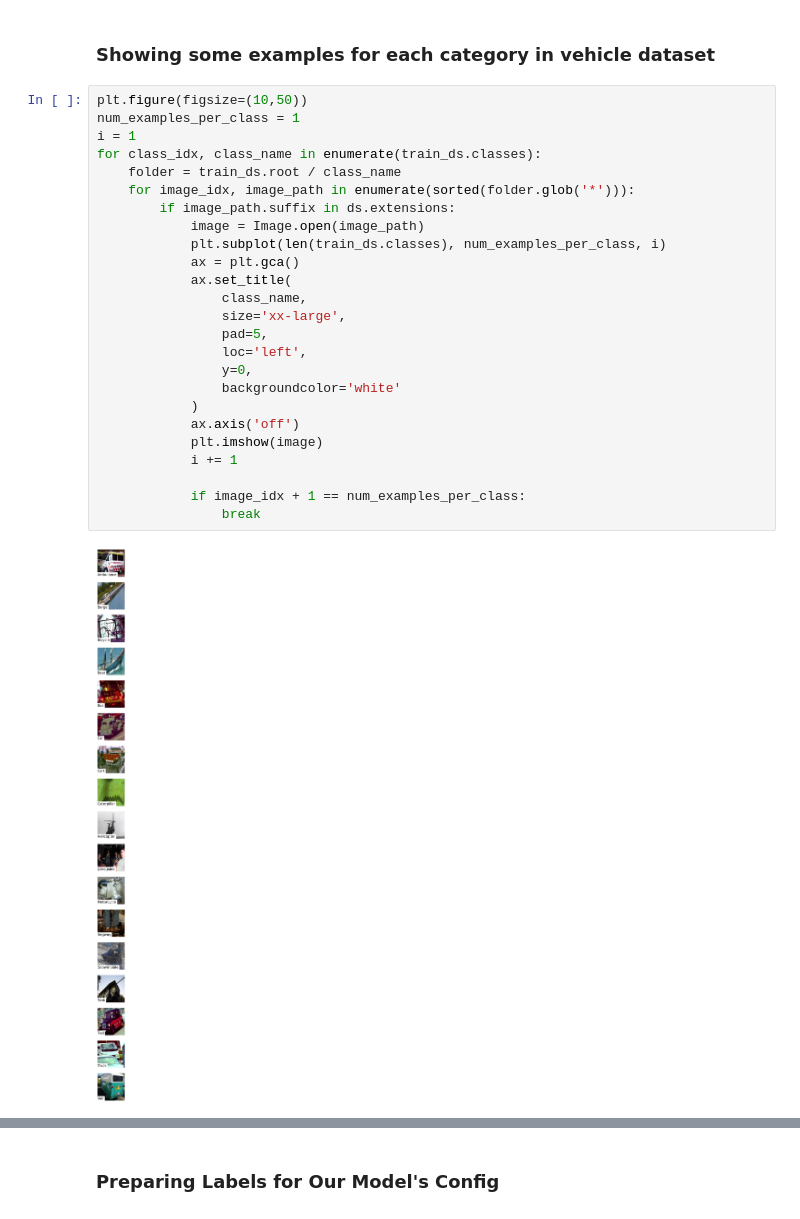
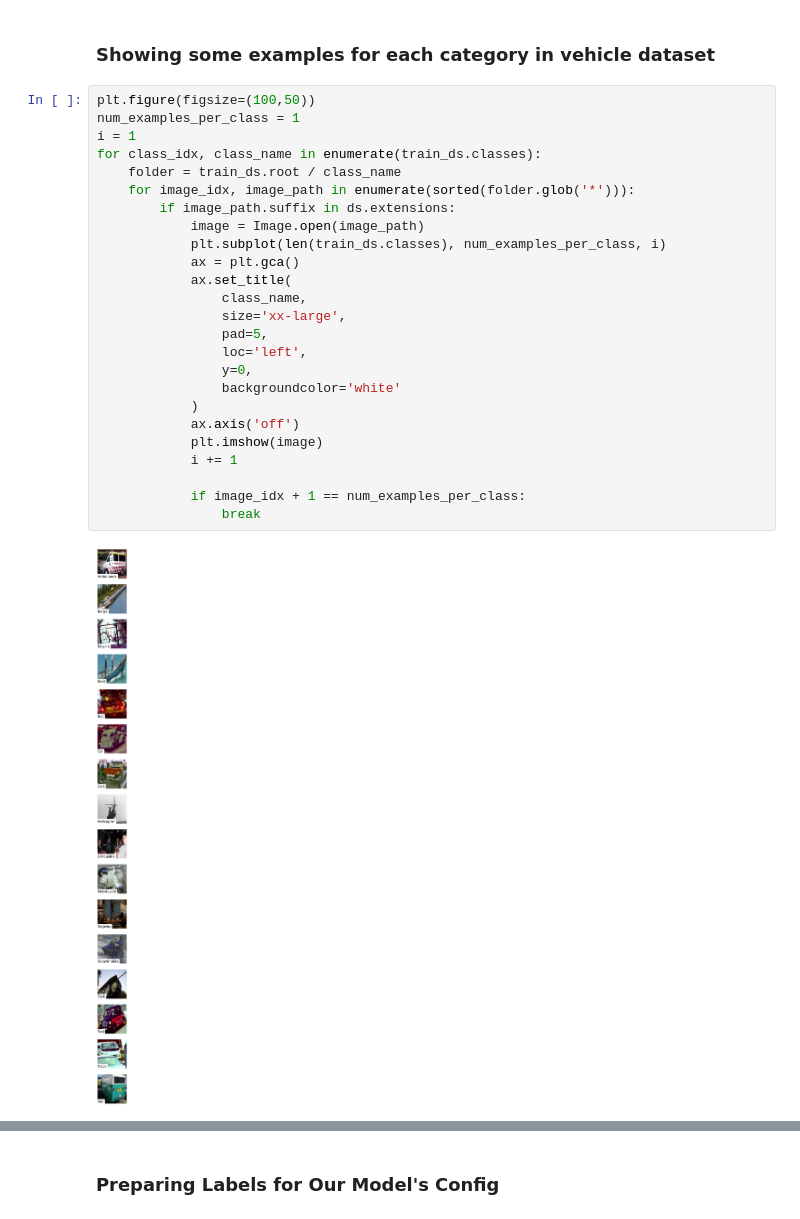
Before and after one commit to aman9801/vehicle-image-classification, a Jupyter notebook: main.ipynb, the cells around one changed output, grey strips where cells are left out. Saved outputs shown, nothing was run; the diff lists cells and outputs as text.

```diff
--- a/main.ipynb
+++ b/main.ipynb
@@ -82,29 +67,29 @@ test_ds = ImageFolder(test_data_dir)
 # %% [markdown]
 ### Showing some examples for each category in vehicle dataset
 # %%
-plt.figure(figsize=(10,50))
+plt.figure(figsize=(100,50))
 num_examples_per_class = 1
 i = 1
 for class_idx, class_name in enumerate(train_ds.classes):
     folder = train_ds.root / class_name
     for image_idx, image_path in enumerate(sorted(folder.glob('*'))):
         if image_path.suffix in ds.extensions:
             image = Image.open(image_path)
             plt.subplot(len(train_ds.classes), num_examples_per_class, i)
             ax = plt.gca()
             ax.set_title(
                 class_name,
                 size='xx-large',
                 pad=5,
                 loc='left',
                 y=0,
                 backgroundcolor='white'
             )
             ax.axis('off')
             plt.imshow(image)
             i += 1
 
             if image_idx + 1 == num_examples_per_class:
                 break
 # %% [output]
-[figure, old version]
+[figure, new version]
```
Also changed, not shown: parts of 42 cells of this notebook, 2 other files.
